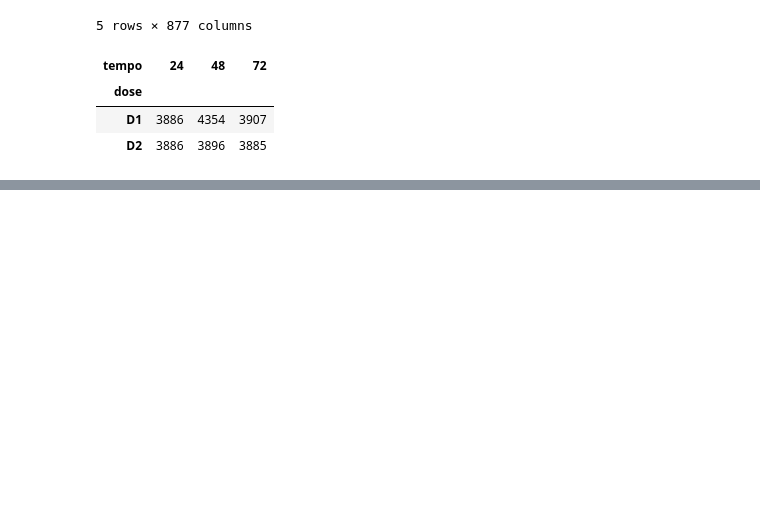
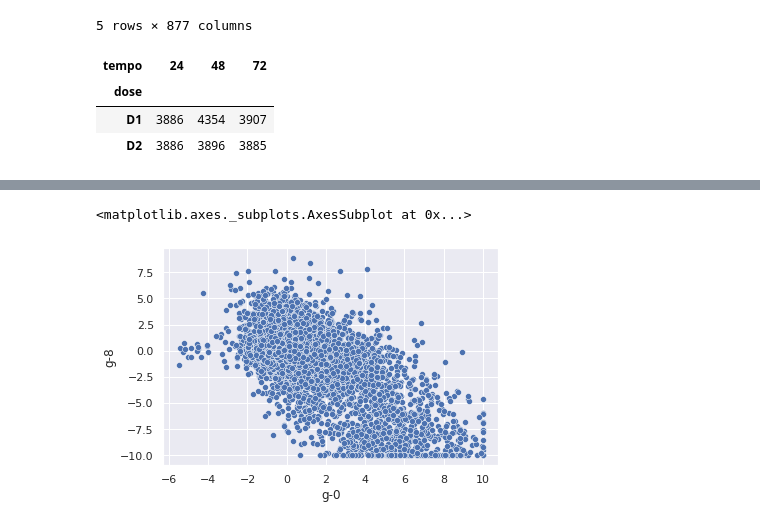
Before and after one commit to pralvesp/QuickBuy, a Jupyter notebook: Imersao_Dados.ipynb, the cells around one changed output, grey strips where cells are left out. Drawn from its saved outputs; the diff is of its cells as text; code cells hidden in the pictures; blank space fills up the shorter version.

```diff
--- a/Imersao_Dados.ipynb
+++ b/Imersao_Dados.ipynb
@@ -91,0 +125,6 @@ pd.crosstab(dados['dose'], dados['tempo'])
+# %%
+dados[['g-0', 'g-3']]
+sns.scatterplot(x='g-0', y='g-8', data=dados) ### sns é usado para fazer gráficos
+# %% [output]
+<matplotlib.axes._subplots.AxesSubplot at 0x...>
+[figure, added]
```
Also changed, not shown: parts of 11 cells of this notebook.
